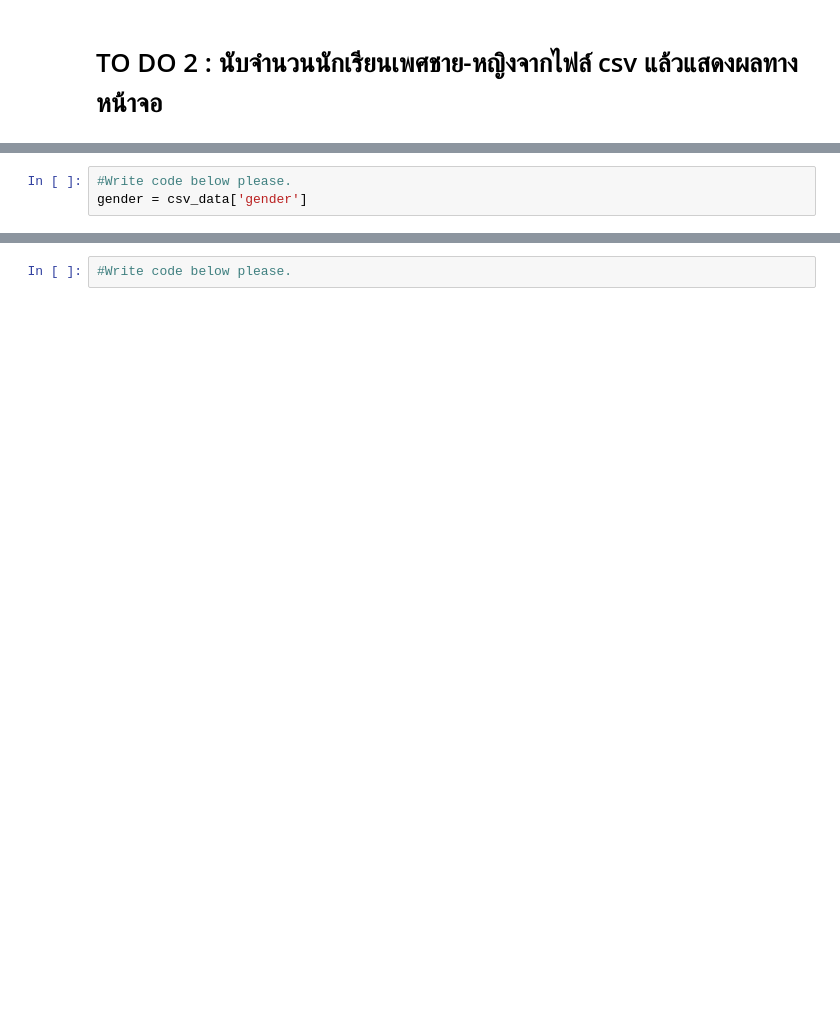
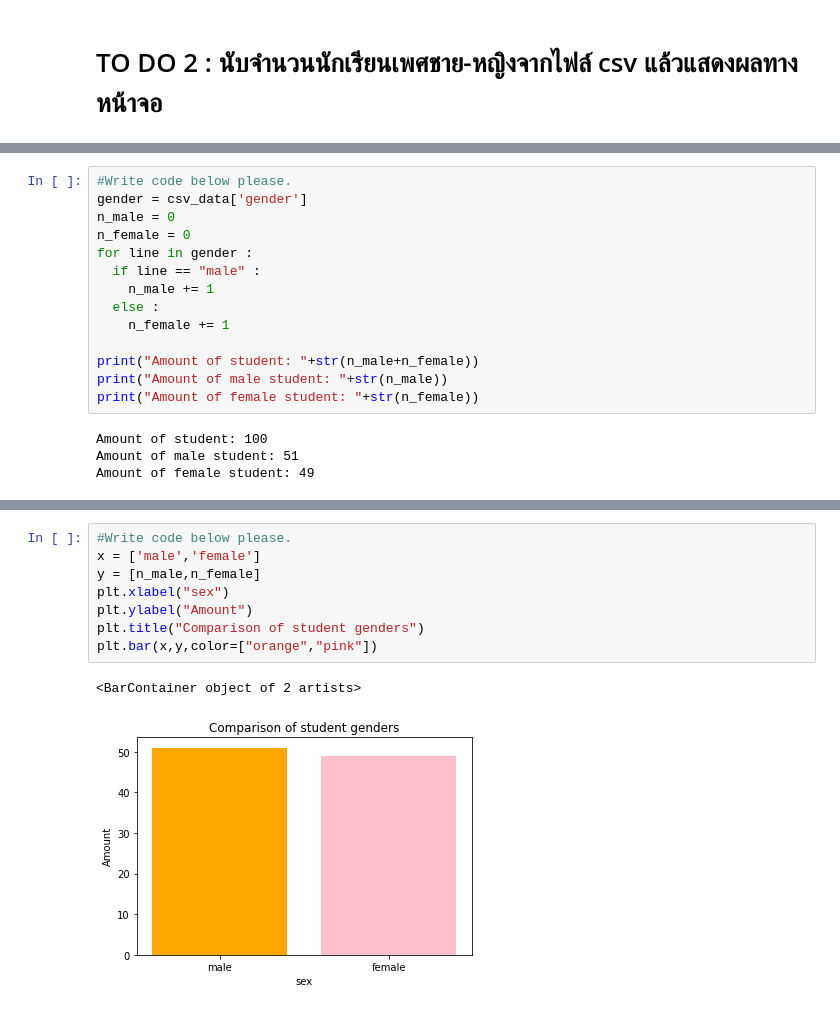
Before and after one commit to jame2546/Comprog, a Jupyter notebook: Workshop/Workshop3-matplotlib/DataVisualization.ipynb, the cells around one changed output, grey strips where cells are left out. Saved outputs shown, nothing was run; the diff lists cells and outputs as text; blank space fills up the shorter version.

```diff
--- a/Workshop/Workshop3-matplotlib/DataVisualization.ipynb
+++ b/Workshop/Workshop3-matplotlib/DataVisualization.ipynb
@@ -56,16 +82,40 @@ print(csv_data.head())
 # TO DO 2 : นับจำนวนนักเรียนเพศชาย-หญิงจากไฟล์ csv แล้วแสดงผลทางหน้าจอ
 # %% [markdown]
 <img src="https://github.com/thcktw/python-com-resource/raw/master/lab4datavis/result_of_todo2.png">
-# %%
-#Write code below please.
-gender = csv_data['gender']
+# %%
+#Write code below please.
+gender = csv_data['gender']
+n_male = 0
+n_female = 0
+for line in gender :
+  if line == "male" :
+    n_male += 1
+  else :
+    n_female += 1
+
+print("Amount of student: "+str(n_male+n_female))
+print("Amount of male student: "+str(n_male))
+print("Amount of female student: "+str(n_female))
+# %% [output]
+Amount of student: 100
+Amount of male student: 51
+Amount of female student: 49
 # %% [markdown]
 # TO DO 3 : สร้างกราฟแท่งเปรียบเทียบจำนวนนักเรียนเพศชาย-หญิง
 
 <p> ภาพตัวอย่าง</p>
 <img src="https://github.com/thcktw/python-com-resource/raw/master/lab4datavis/result_of_todo3.png">
-# %%
-#Write code below please.
+# %%
+#Write code below please.
+x = ['male','female']
+y = [n_male,n_female]
+plt.xlabel("sex")
+plt.ylabel("Amount")
+plt.title("Comparison of student genders")
+plt.bar(x,y,color=["orange","pink"])
+# %% [output]
+<BarContainer object of 2 artists>
+[figure, added]
 # %% [markdown]
 # TO DO 4 : เรียงลำดับคะแนนวิชาคณิตศาสตร์และวิชาการอ่านของนักเรียนจากน้อยไปหามาก และแสดงผลคะแนนทั้ง 2 วิชาในรูปแบบกราฟเส้น โดยจำนวนนักเรียนที่ต้องการแสดงบนกราฟเส้นคือ 10 คนแรกที่มีคะแนนน้อยที่สุด
 <p> ภาพตัวอย่าง</p>
```
Also changed, not shown: parts of 13 cells of this notebook.
